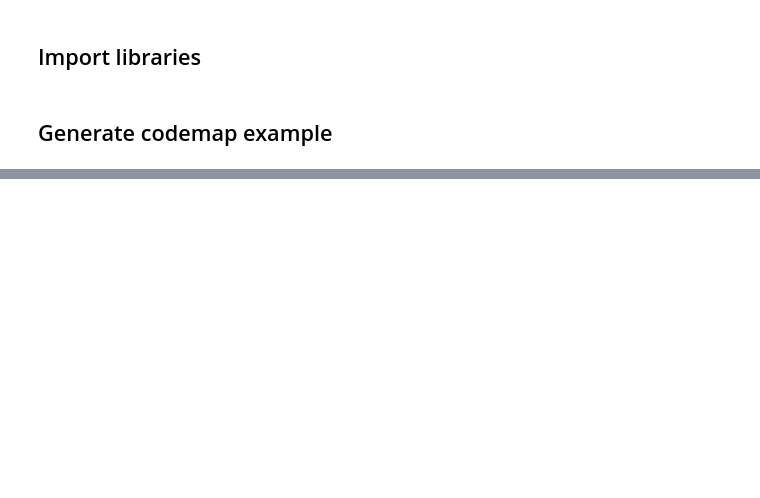
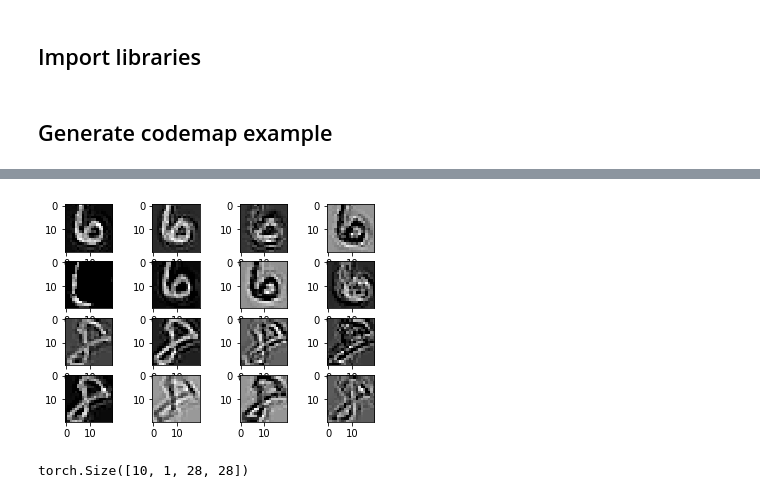
Before and after one commit to aRI0U/spectrogram-inpainting, a Jupyter notebook: code/bayesian_classifier.ipynb, the cells around one changed output, grey strips where cells are left out. Cells and saved outputs as stored; diff of their text form; code cells hidden in the pictures; blank space fills up the shorter version.

```diff
--- a/code/bayesian_classifier.ipynb
+++ b/code/bayesian_classifier.ipynb
@@ -96,0 +215,14 @@ plt.imshow(codemap_resampled)
+# %%
+class VQVAE(nn.Module):
+    def __init__(self,x_dim,z_dim,num_codewords,commitment_cost):
+        super().__init__()
+        self.encoder = Encoder(x_dim,z_dim)
+        self.quantizer = VectorQuantizer(num_codewords, z_dim, commitment_cost)
+        self.decoder = Decoder(z_dim, x_dim)
+
+    def forward(self, x):
+        z_e = self.encoder(x)
+        z_q, codes, q_loss = self.quantizer(z_e)
+        x_hat = self.decoder(z_q)
+
+        return x_hat, codes, q_loss
@@ -96,0 +242,18 @@ plt.imshow(codemap_resampled)
+# %%
+codemap_mix = codemaps[0]
+for i in range(8,16):
+    codemap_mix[i] = codemaps[1][i]
+codemaps[0] = codemap_mix
+# %%
+# Display
+for i in range(0,16):
+    plt.subplot(4,4,i+1)
+    plt.imshow(codemap_mix[i], cmap='gray', interpolation='none')
+# %% [output]
+[figure, added]
+# %%
+z_q, codes, q_loss = MNIST_model.quantizer(codemaps)
+output = MNIST_model.decoder(z_q).detach()
+np.shape(output)
+# %% [output]
+torch.Size([10, 1, 28, 28])
```
Also changed, not shown: parts of 27 cells of this notebook, 2 other files.
